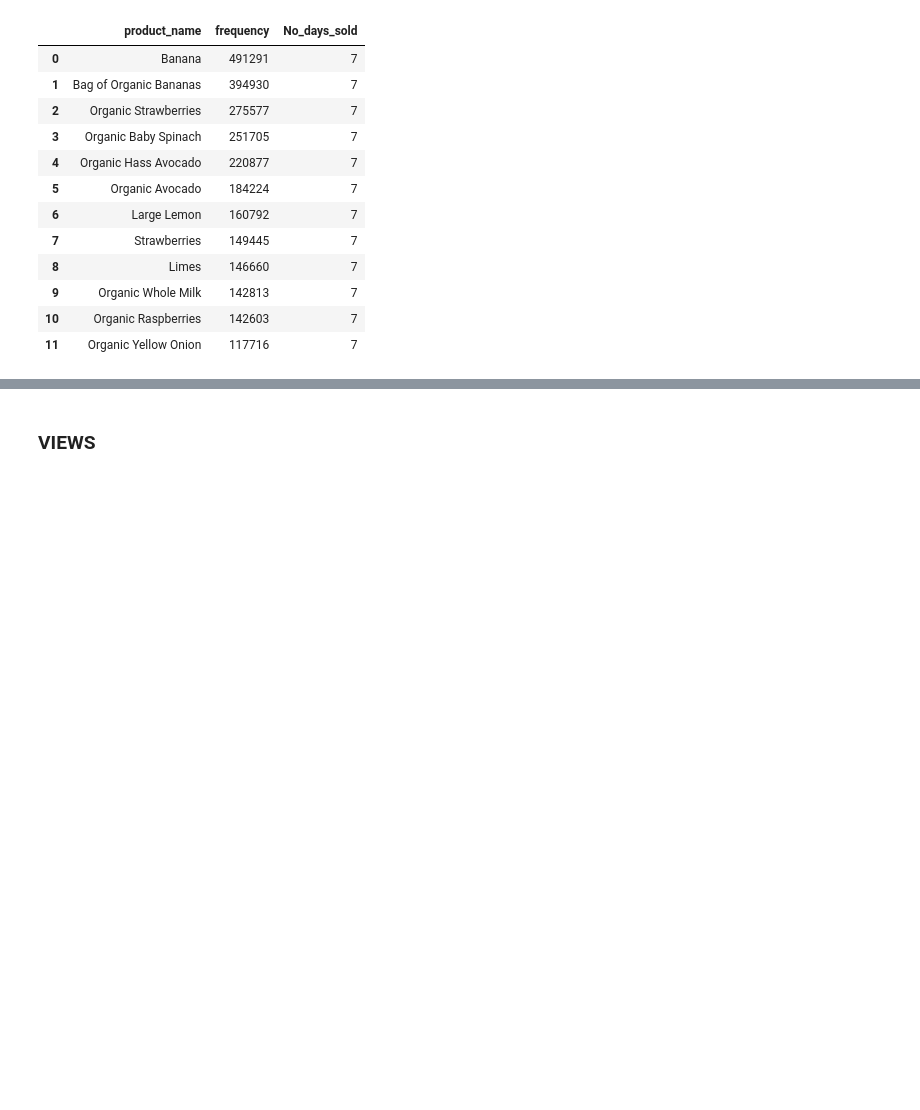
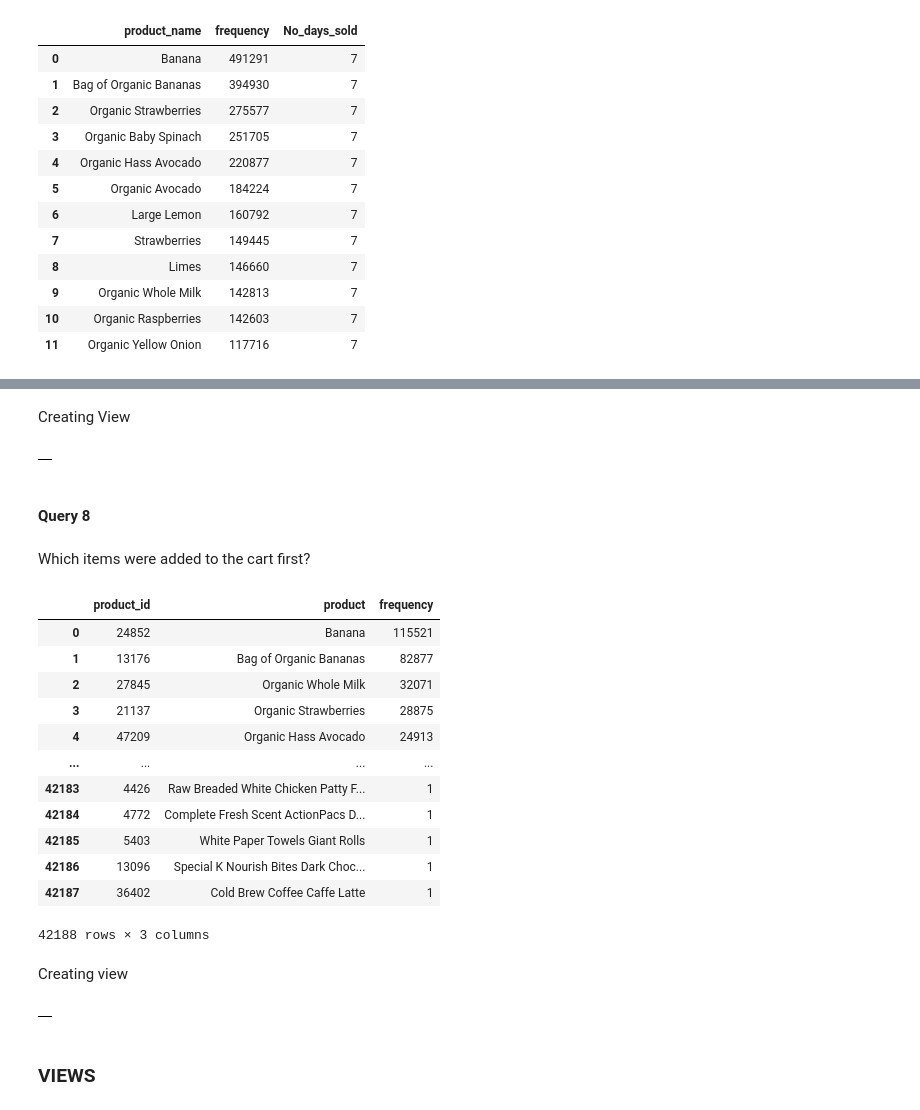
Before and after one commit to anarod1711/Bme-ase, a Jupyter notebook: instacart_analysis.ipynb, the cells around one changed output, grey strips where cells are left out. Saved outputs shown, nothing was run; the diff lists cells and outputs as text; code cells hidden in the pictures; blank space fills up the shorter version.

```diff
--- a/instacart_analysis.ipynb
+++ b/instacart_analysis.ipynb
@@ -232,3 +244,55 @@ limit 12
+# %% [markdown]
+Creating View
+# %%
+%%bigquery
+CREATE OR REPLACE VIEW instacart_modeled.v_Popular_Departments_Aisle AS
+(SELECT department, aisle, product_name, pf.frequency
+FROM `responsive-cab-267123.instacart_modeled.Order_Products_Beam_DF` pf
+INNER JOIN `responsive-cab-267123.instacart_modeled.Products` p ON pf.product_id = p.product_id
+INNER JOIN `responsive-cab-267123.instacart_modeled.Aisles` a ON p.aisle_id = a.aisle_id
+INNER JOIN `responsive-cab-267123.instacart_modeled.Departments` d ON p.department_id = d.department_id
+ORDER BY pf.frequency DESC)
+# %% [output]
+|  |
+# %% [markdown]
+#### Query 8
+# %% [markdown]
+Which items were added to the cart first?
+# %%
+%%bigquery
+(SELECT op.product_id, p.product_name as product, count(1) as frequency
+FROM `responsive-cab-267123.instacart_modeled.Order_Products` op
+INNER JOIN `responsive-cab-267123.instacart_modeled.Products` p ON p.product_id = op.product_id
+WHERE op.add_to_cart_order = 1
+GROUP BY op.product_id, p.product_name
+ORDER BY frequency DESC)
+# %% [output]
+|  | product_id | product | frequency |
+| 0 | 24852 | Banana | 115521 |
+| 1 | 13176 | Bag of Organic Bananas | 82877 |
+| 2 | 27845 | Organic Whole Milk | 32071 |
+| 3 | 21137 | Organic Strawberries | 28875 |
+| 4 | 47209 | Organic Hass Avocado | 24913 |
+| ... | ... | ... | ... |
+| 42183 | 4426 | Raw Breaded White Chicken Patty F... | 1 |
+| 42184 | 4772 | Complete Fresh Scent ActionPacs D... | 1 |
+| 42185 | 5403 | White Paper Towels Giant Rolls | 1 |
+| 42186 | 13096 | Special K Nourish Bites Dark Choc... | 1 |
+| 42187 | 36402 | Cold Brew Coffee Caffe Latte | 1 |
+42188 rows × 3 columns
+# %% [markdown]
+Creating view
+# %%
+%%bigquery
+CREATE OR REPLACE VIEW instacart_modeled.v_First_Added_Product AS
+(SELECT op.product_id, p.product_name as product, count(1) as frequency
+FROM `responsive-cab-267123.instacart_modeled.Order_Products` op
+INNER JOIN `responsive-cab-267123.instacart_modeled.Products` p ON p.product_id = op.product_id
+WHERE op.add_to_cart_order = 1
+GROUP BY op.product_id, p.product_name
+ORDER BY frequency DESC)
+# %% [output]
+|  |
 # %% [markdown]
 ### VIEWS
 # %% [markdown]
```
Also changed, not shown: parts of 3 cells of this notebook, 3 other files.
